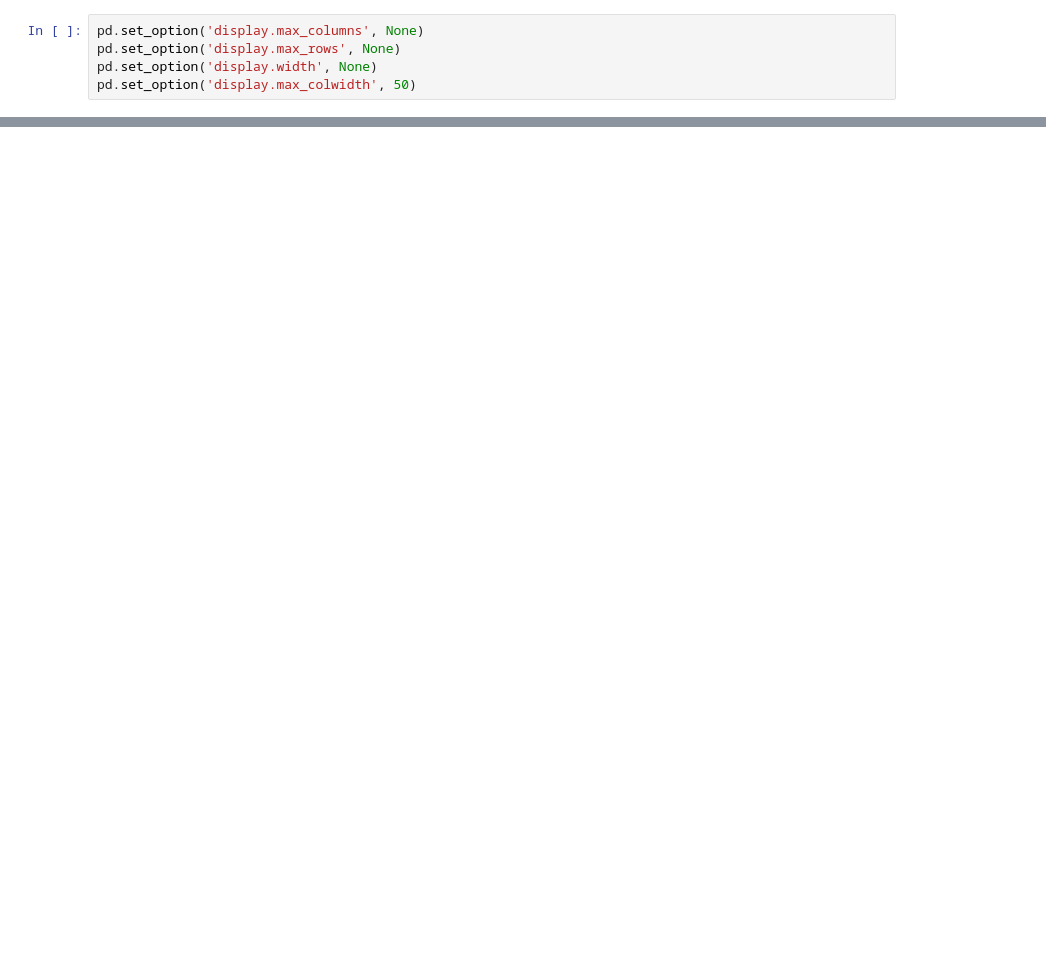
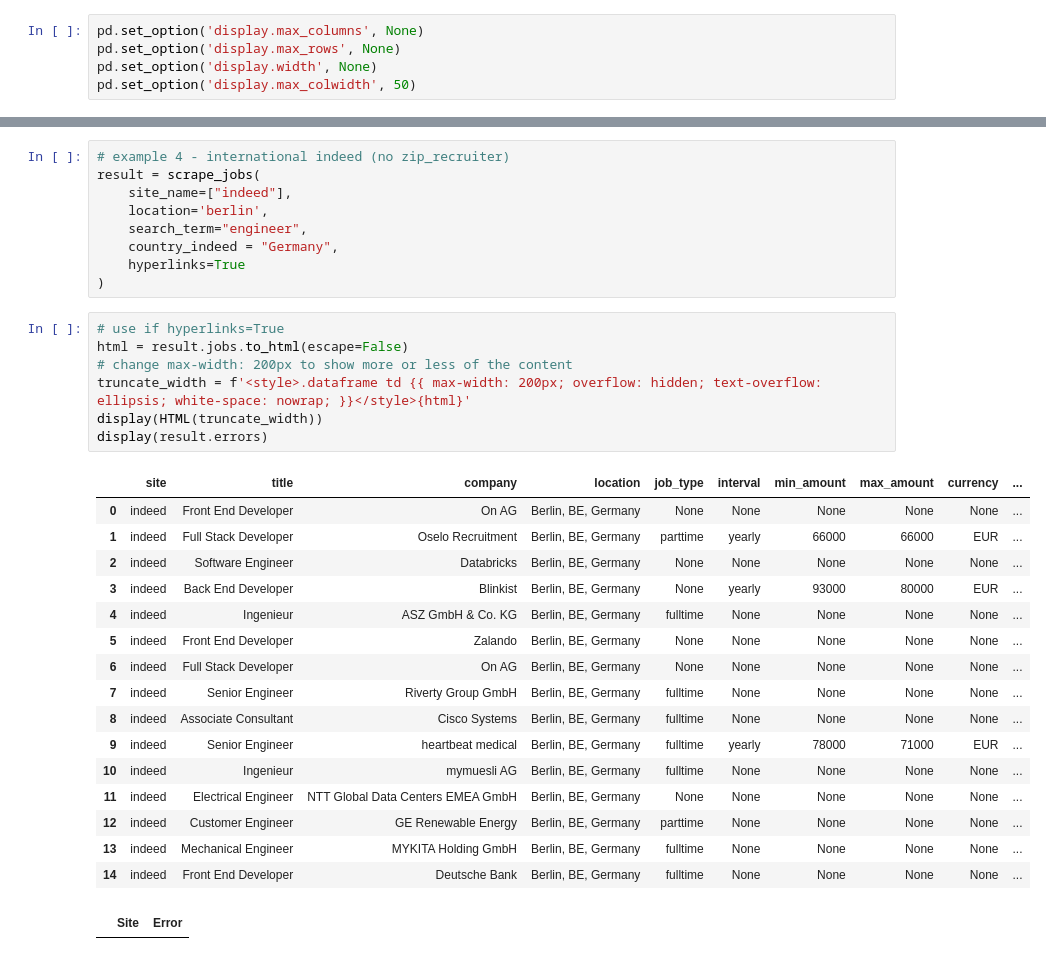
Before and after one commit to Bunsly/JobSpy, a Jupyter notebook: JobSpy_Demo.ipynb, the cells around one changed output, grey strips where cells are left out. Saved outputs shown, nothing was run; the diff lists cells and outputs as text; blank space fills up the shorter version.

```diff
--- a/JobSpy_Demo.ipynb
+++ b/JobSpy_Demo.ipynb
@@ -50,0 +95,34 @@ display(jobs)
+# %%
+# example 4 - international indeed (no zip_recruiter)
+result = scrape_jobs(
+    site_name=["indeed"],
+    location='berlin',
+    search_term="engineer",
+    country_indeed = "Germany",
+    hyperlinks=True
+)
+# %%
+# use if hyperlinks=True
+html = result.jobs.to_html(escape=False)
+# change max-width: 200px to show more or less of the content
+truncate_width = f'<style>.dataframe td {{ max-width: 200px; overflow: hidden; text-overflow: ellipsis; white-space: nowrap; }}</style>{html}'
+display(HTML(truncate_width))
+display(result.errors)
+# %% [output]
+|  | site | title | company | location | job_type | interval | min_amount | max_amount | currency | ... |
+| 0 | indeed | Front End Developer | On AG | Berlin, BE, Germany | None | None | None | None | None | ... |
+| 1 | indeed | Full Stack Developer | Oselo Recruitment | Berlin, BE, Germany | parttime | yearly | 66000 | 66000 | EUR | ... |
+| 2 | indeed | Software Engineer | Databricks | Berlin, BE, Germany | None | None | None | None | None | ... |
+| 3 | indeed | Back End Developer | Blinkist | Berlin, BE, Germany | None | yearly | 93000 | 80000 | EUR | ... |
+| 4 | indeed | Ingenieur | ASZ GmbH & Co. KG | Berlin, BE, Germany | fulltime | None | None | None | None | ... |
+| 5 | indeed | Front End Developer | Zalando | Berlin, BE, Germany | None | None | None | None | None | ... |
+| 6 | indeed | Full Stack Developer | On AG | Berlin, BE, Germany | None | None | None | None | None | ... |
+| 7 | indeed | Senior Engineer | Riverty Group GmbH | Berlin, BE, Germany | fulltime | None | None | None | None | ... |
+| 8 | indeed | Associate Consultant | Cisco Systems | Berlin, BE, Germany | fulltime | None | None | None | None | ... |
+| 9 | indeed | Senior Engineer | heartbeat medical | Berlin, BE, Germany | fulltime | yearly | 78000 | 71000 | EUR | ... |
+| 10 | indeed | Ingenieur | mymuesli AG | Berlin, BE, Germany | fulltime | None | None | None | None | ... |
+| 11 | indeed | Electrical Engineer | NTT Global Data Centers EMEA GmbH | Berlin, BE, Germany | None | None | None | None | None | ... |
+| 12 | indeed | Customer Engineer | GE Renewable Energy | Berlin, BE, Germany | parttime | None | None | None | None | ... |
+| 13 | indeed | Mechanical Engineer | MYKITA Holding GmbH | Berlin, BE, Germany | fulltime | None | None | None | None | ... |
+| 14 | indeed | Front End Developer | Deutsche Bank | Berlin, BE, Germany | fulltime | None | None | None | None | ... |
+|  | Site | Error |
```
Also changed, not shown: parts of 8 cells of this notebook, 6 other files.
